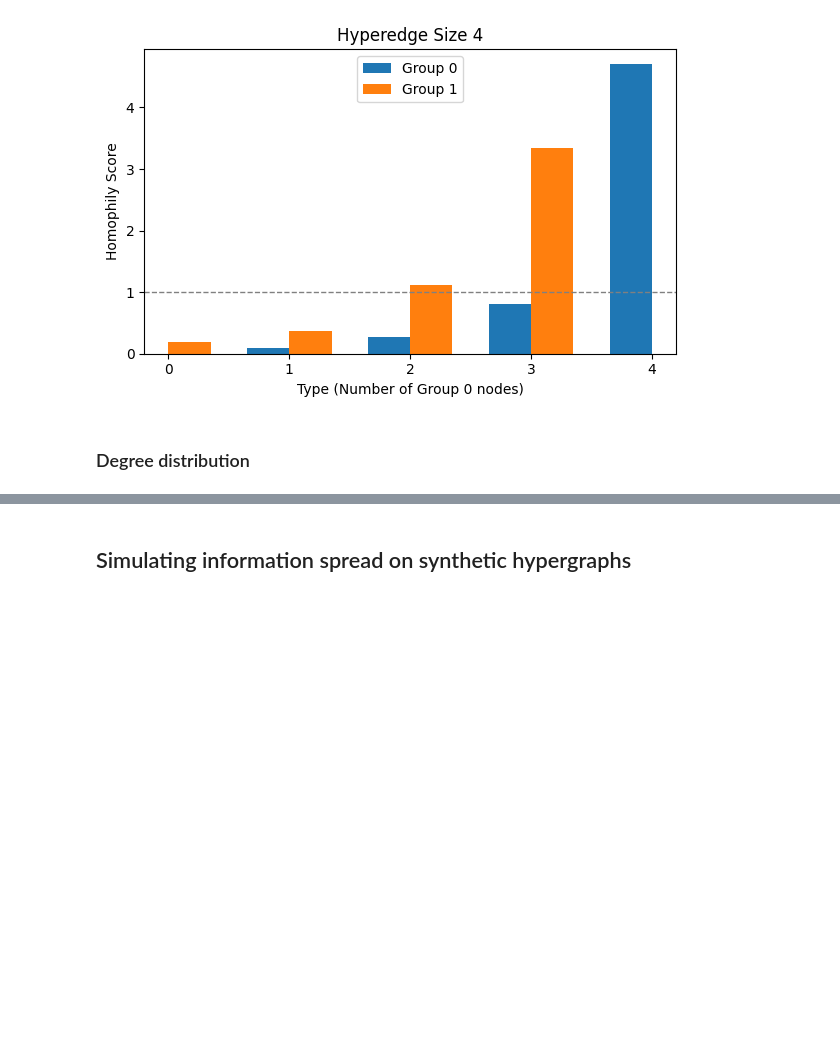
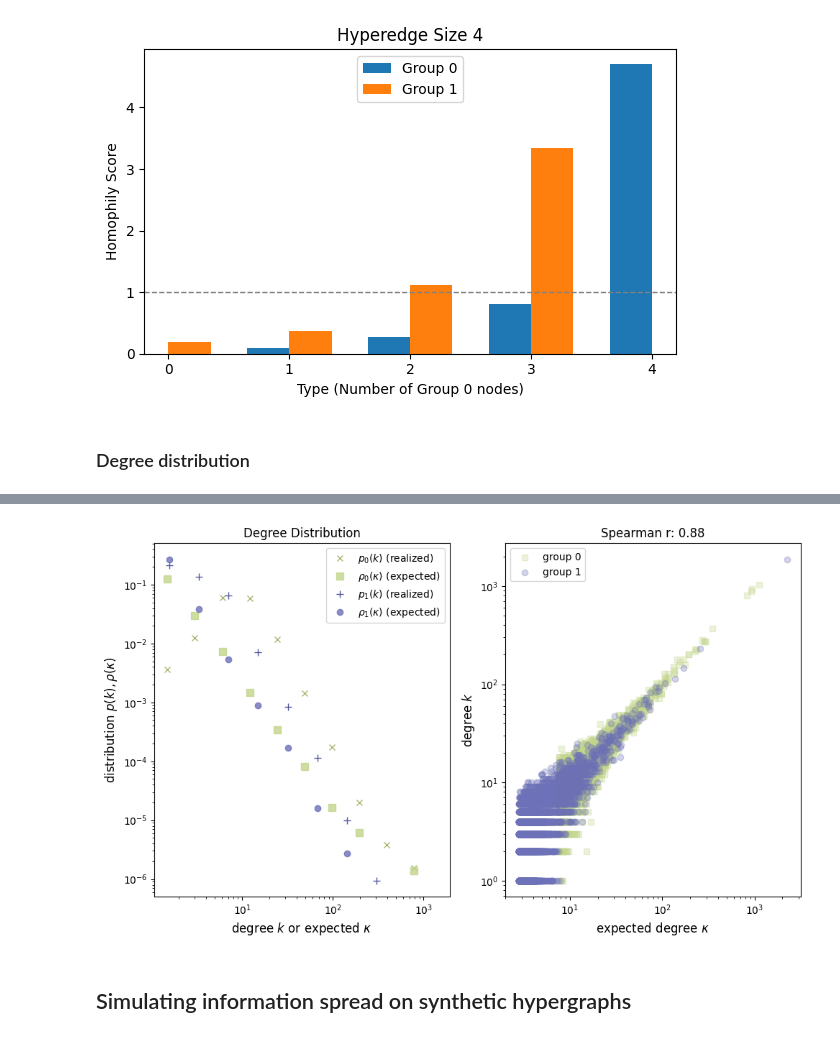
Before and after one commit to moritz-laber/hypergraph-information-access-inequality, a Jupyter notebook: tutorial.ipynb, the cells around one changed output, grey strips where cells are left out. Saved outputs shown, nothing was run; the diff lists cells and outputs as text; code cells hidden in the pictures; blank space fills up the shorter version.

```diff
--- a/tutorial.ipynb
+++ b/tutorial.ipynb
@@ -196,3 +196,88 @@ fig.tight_layout()
+# %%
+logbin = True
+fs = 12
+figsize = (10, 6)
+
+# Define group labels
+group_labels = [0, 1]
+
+color_kappa = ('#c2d58a', '#6d71b7')       # expected degree (ρ)
+color_degree = ('#a6b96f', '#53589c')      # realized degree (p)
+marker_kappa = {0:'s', 1:'o'}
+marker_degree = {0:'x', 1:'+'}
+markersize_kappa = {0:7, 1:6}
+markersize_degree = {0:6, 1:7}
+alpha_kappa = 0.8                       # transparency for expected degree
+
+# Calculate group-wise degree distributions
+degrees_by_group = {g: [H.degree[i] for i in H.nodes if H.group[i] == g] for g in group_labels}
+kappas_by_group = {g: list(kappa[g]) for g in group_labels}
+
+# Choose binning function
+bin_func = logbinning if logbin else linbinning
+
+# Apply binning
+counts_k = {}
+counts_kappa = {}
+mids = {}
+
+for g in group_labels:
+    counts_k[g], mids[g], _ = bin_func(degrees_by_group[g])
+    counts_kappa[g], _, _ = bin_func(kappas_by_group[g])  # we reuse mids[g] for both
+
+# Plot
+fig = plt.figure(figsize=figsize)
+
+## Left plot: degree distributions
+ax1 = fig.add_subplot(121)
+for g in group_labels:
+    ax1.plot(mids[g], counts_k[g],
+             marker=marker_degree[g],
+             ls='',
+             color=color_degree[g],
+             markersize=markersize_degree[g],
+             label=fr'$p_{g}(k)$ (realized)')
+    ax1.plot(mids[g], counts_kappa[g],
+             marker=marker_kappa[g],
+             ls='',
+             color=color_kappa[g],
+             markersize=markersize_kappa[g],
+             alpha=alpha_kappa,
+             label=fr'$\rho_{g}(\kappa)$ (expected)')
+
+ax1.set_title('Degree Distribution', fontsize=fs)
+ax1.set_ylabel(r'distribution $p(k), \rho(\kappa)$', fontsize=fs)
+ax1.set_xlabel(r'degree $k$ or expected $\kappa$', fontsize=fs)
+ax1.legend(fontsize=fs-2)
+if logbin:
+    ax1.set_xscale('log')
+    ax1.set_yscale('log')
+
+## Right plot: scatter of expected vs realized degree
+ax2 = fig.add_subplot(122)
+for g in group_labels:
+    ax2.scatter(kappas_by_group[g],
+                degrees_by_group[g],
+                marker=marker_kappa[g],
+                color=color_kappa[g],
+                alpha=0.3,
+                label=fr'group {g}')
+
+spearman_r = stats.spearmanr(
+    list(kappa[0]) + list(kappa[1]),
+    [H.degree[i] for i in H.nodes]
+)[0]
+ax2.set_title(f'Spearman r: {spearman_r:.2f}', fontsize=fs)
+ax2.set_xlabel(r'expected degree $\kappa$', fontsize=fs)
+ax2.set_ylabel(r'degree $k$', fontsize=fs)
+ax2.legend(fontsize=fs-2)
+if logbin:
+    ax2.set_xscale('log')
+    ax2.set_yscale('log')
+
+fig.tight_layout()
+# %% [output]
+[figure, added]
 # %% [markdown]
 ## Simulating information spread on synthetic hypergraphs
 # %%
```
Also changed, not shown: parts of 10 cells of this notebook.
